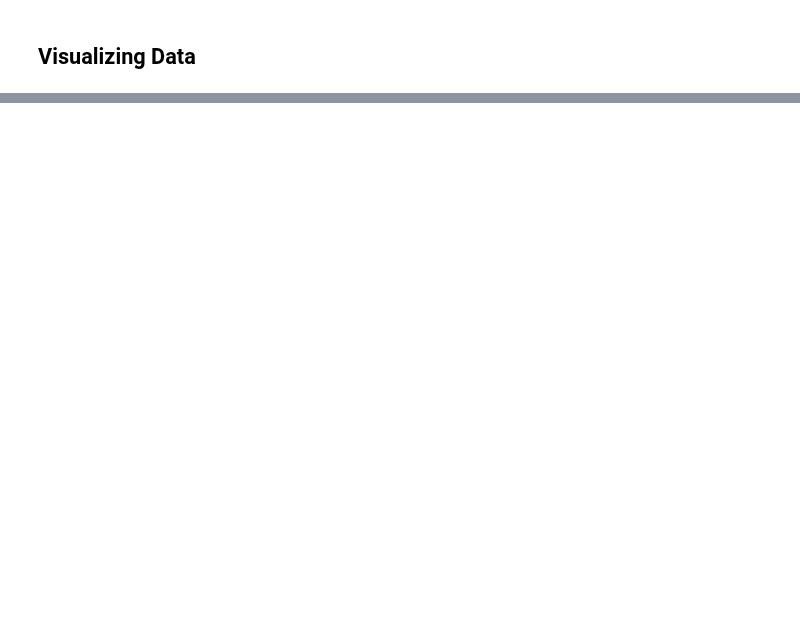
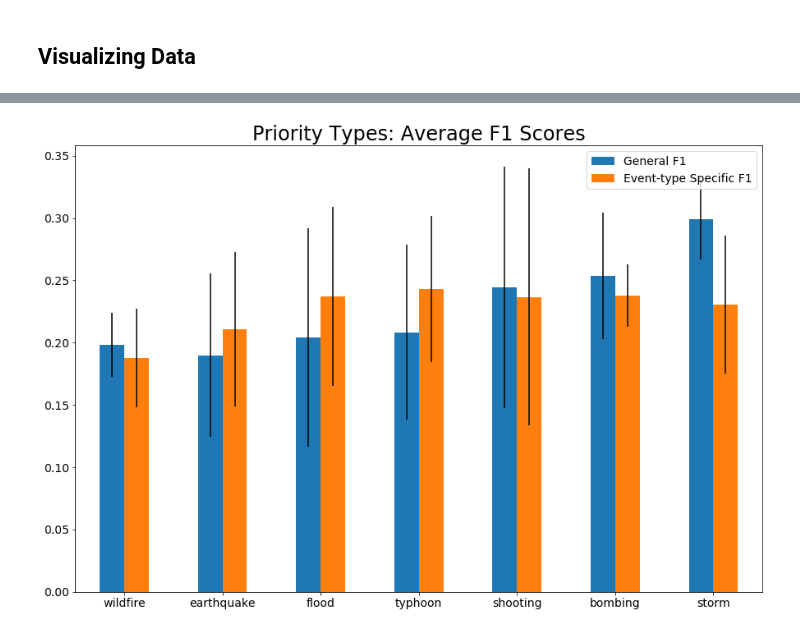
Before and after one commit to acpedersen/REU-2021, a Jupyter notebook: train-models.ipynb, the cells around one changed output, grey strips where cells are left out. Saved outputs shown, nothing was run; the diff lists cells and outputs as text; code cells hidden in the pictures; blank space fills up the shorter version.

Commit message:
data visualizations

```diff
--- a/train-models.ipynb
+++ b/train-models.ipynb
@@ -269,3 +269,9 @@ catScoreDf
 | storm | [[0.013136289, 0.0], [0.217045420... | [[0.0, 0.0], [0.1605590071, 0.202... | 0.006568 | 0.000000 | 0.213506 | 0.181347 | 0.006568 | 0.000000 | 0.003539 | ... |
 # %% [markdown]
 ## Visualizing Data
+# %%
+font = {'family' : 'sans-serif',
+        'weight' : 'normal',
+        'size'   : 14}
+
+plt.rc('font', **font)
@@ -272 +312,28 @@ catScoreDf
+# %%
+#priority
+
+plt.figure(figsize=(15, 10))
+ax = plt.axes()
+
+genF1 = [item for item in prioDF['avgF1Gen']]
+std_gen = [item for item in prioDF['stdF1Gen']]
+std_spec = [item for item in prioDF['stdF1Spec']]
+specF1 = [item for item in prioDF['avgF1Spec']]
+index = [item for item in prioDF.index]
+
+genacc = [item for item in prioDF['avgAccGen']]
+specacc = [item for item in prioDF['avgAccSpec']]
+std_genacc = [item for item in prioDF['stdAccGen']]
+std_specacc = [item for item in prioDF['stdAccSpec']]
+
+df_prio = pd.DataFrame({'General F1': genF1,
+
+                   'Event-type Specific F1': specF1}, index=index)
+
+ax.set_title('Priority Types: Average F1 Scores', fontsize = 24)
+ax = df_prio.plot.bar(rot=0, ax=ax, yerr = [std_gen, std_spec])
+
+plt.show()
+# %% [output]
+[figure, added]
 # %%
```
Also changed, not shown: parts of 4 cells of this notebook, 1 other file.
